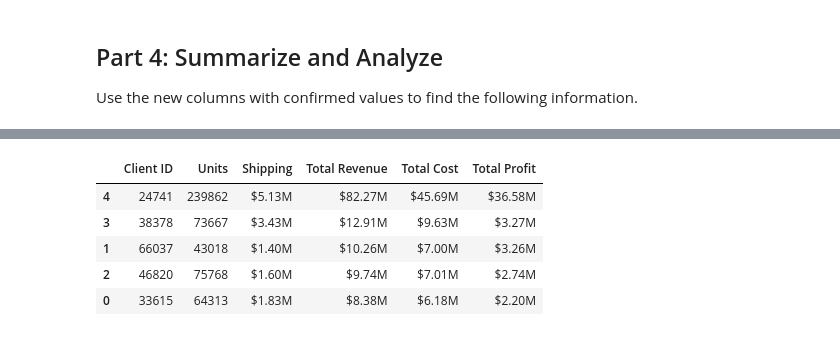
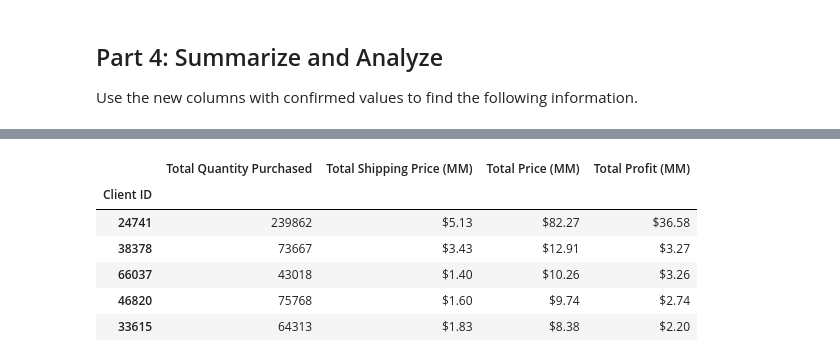
Before and after one commit to SAG-GithubApprentice/pandas-challenge-1, a Jupyter notebook: module_4_challenge.ipynb, the cells around one changed output, grey strips where cells are left out. Drawn from its saved outputs; the diff is of its cells as text; code cells hidden in the pictures.

```diff
--- a/module_4_challenge.ipynb
+++ b/module_4_challenge.ipynb
@@ -240,6 +338,21 @@ Order 6128929 total: $923441.25
 ## Part 4: Summarize and Analyze
 Use the new columns with confirmed values to find the following information.
 # %%
-# How much did each of the top 5 clients by quantity
-# spend? Check your work from Part 1 for client ids.
+# How much did each of the top 5 clients by quantity spend?
+# Check your work from Part 1 for client ids.
+
+# Refrenced 'client_id_count' from Part 1.
+top_5 = client_id_count.head(5).index
+
+# Filtered the DataFrame for the top 5 clients.
+top_5_df = df[df['Client ID'].isin(top_5)]
+
+# Calculated the total spending for the top 5 clients.
+top_5_total_spend = top_5_df.groupby('Client ID')['Total Price'].sum()
+
+# Formated the total spending as a dollar amount.
+usd_total_spend = top_5_total_spend.map('${:,.2f}'.format)
+
+# Displayed the total spending for the top 5 clients.
+print(usd_total_spend)
 # %% [output]
@@ -264,3 +391,15 @@ Use the new columns with confirmed values to find the following information.
 # Format the data and rename the columns
 # to names suitable for presentation.
 # Currency should be in millions of dollars.
+
+# Previous column names are adequately formatted.
+# Formatted previous DataFrame to display in millions $USD.
+mm_sum_a_df = pd.DataFrame({
+    'Total Quantity Purchased': top_5_df.groupby('Client ID')['Quantity'].sum(),
+    'Total Shipping Price (MM)': (top_5_df.groupby('Client ID')['Shipping Price'].sum() / 1_000_000).round(2).map('${:,.2f}'.format),
+    'Total Price (MM)': (top_5_df.groupby('Client ID')['Total Price'].sum() / 1_000_000).round(2).map('${:,.2f}'.format),
+    'Total Profit (MM)': (top_5_df.groupby('Client ID')['Gross Profit'].sum() / 1_000_000).round(2).map('${:,.2f}'.format)
+})
+
+# Displayed the updated DataFrame
+mm_sum_a_df.head()
@@ -267,9 +414,16 @@ Use the new columns with confirmed values to find the following information.
 # %%
 # Sort the updated data by "Total Profit" form highest to lowest
+
+# Data displays in descending order by default, implementing function per instructions.
+sort_mm_sum_a_df = mm_sum_a_df.sort_values(by='Total Profit (MM)', ascending=False)
+
+# Displayed the updated DataFrame
+sort_mm_sum_a_df.head()
 # %% [output]
-|  | Client ID | Units | Shipping | Total Revenue | Total Cost | Total Profit |
-| 4 | 24741 | 239862 | $5.13M | $82.27M | $45.69M | $36.58M |
-| 3 | 38378 | 73667 | $3.43M | $12.91M | $9.63M | $3.27M |
-| 1 | 66037 | 43018 | $1.40M | $10.26M | $7.00M | $3.26M |
-| 2 | 46820 | 75768 | $1.60M | $9.74M | $7.01M | $2.74M |
-| 0 | 33615 | 64313 | $1.83M | $8.38M | $6.18M | $2.20M |
+|  | Total Quantity Purchased | Total Shipping Price (MM) | Total Price (MM) | Total Profit (MM) |
+| Client ID |  |  |  |  |
+| 24741 | 239862 | $5.13 | $82.27 | $36.58 |
+| 38378 | 73667 | $3.43 | $12.91 | $3.27 |
+| 66037 | 43018 | $1.40 | $10.26 | $3.26 |
+| 46820 | 75768 | $1.60 | $9.74 | $2.74 |
+| 33615 | 64313 | $1.83 | $8.38 | $2.20 |
```
Also changed, not shown: parts of 21 cells of this notebook.
